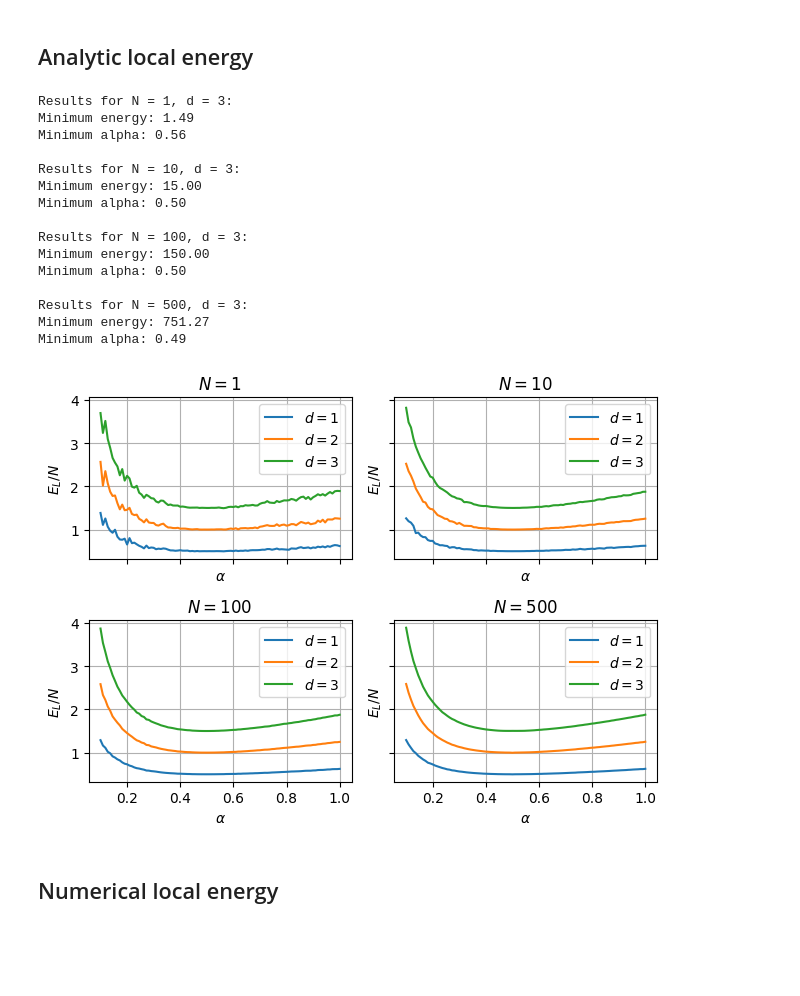
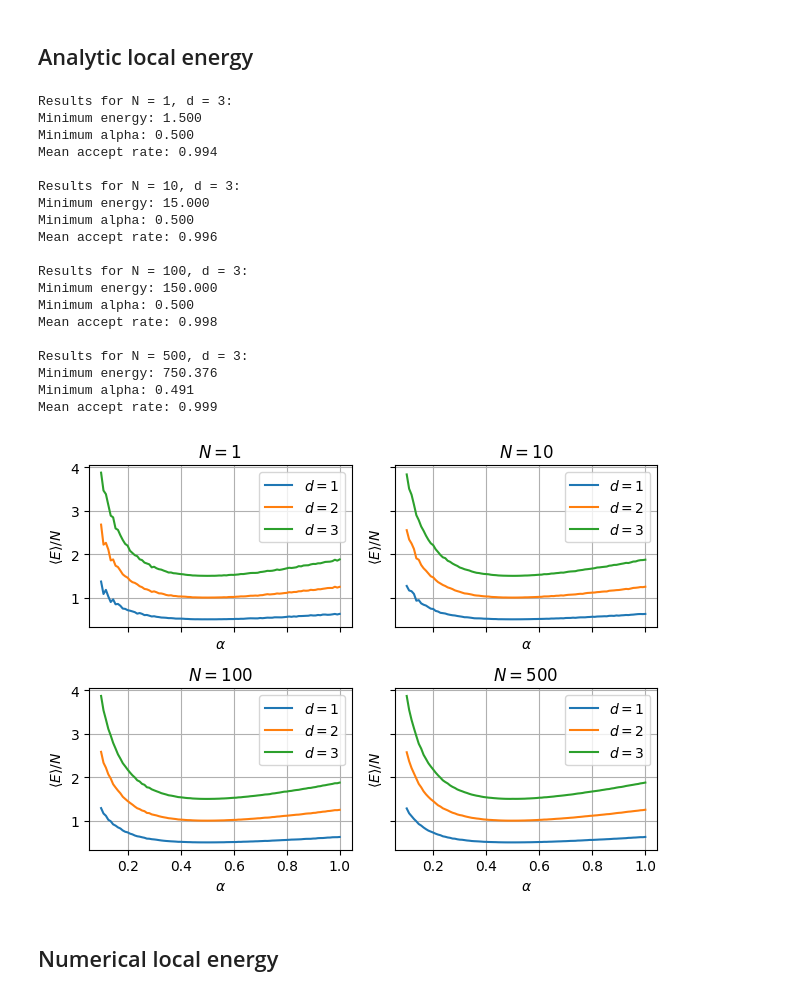
Before and after one commit to semapheur/fys4411, a Jupyter notebook: project_1/code/calc_c.ipynb, the cells around one changed output. Saved outputs shown, nothing was run; the diff lists cells and outputs as text; code cells hidden in the pictures; blank space fills up the shorter version.

```diff
--- a/project_1/code/calc_c.ipynb
+++ b/project_1/code/calc_c.ipynb
@@ -15,7 +15,7 @@ from bose_harmonic_jax import (
   HarmonicParams,
 )
 
-base_cycles = 10_000
+base_cycles = 100_000
 base_dt = 0.05
 diffusion_coefficient = 0.5
 
@@ -32,7 +32,6 @@ for i, n in enumerate(number_particles):
   ax = axs[i]
 
   time_step = base_dt / np.sqrt(n)
-  cycles = int(base_cycles * np.sqrt(n))
 
   for j, d in enumerate(dims):
 
@@ -40,47 +39,52 @@ for i, n in enumerate(number_particles):
     result = simulation.grid_search_importance(
       log_wavefunction_jax,
       local_energy_jax,
       drift_force_jax,
       param_grid,
       time_step,
       diffusion_coefficient,
-      cycles,
+      base_cycles,
     )
 
     energies = result.energies
     ax.plot(alpha_values, energies / n, label=f"$d = {d}$")
     ax.set_title(f"$N = {n}$")
-    ax.set(xlabel=r"$\alpha$", ylabel=r"$E_L /N$")
+    ax.set(xlabel=r"$\alpha$", ylabel=r"$\langle E \rangle /N$")
     ax.legend()
     ax.grid(True)
 
     if d == 3:
       min_energy = np.min(energies)
       min_alpha = alpha_values[np.argmin(energies)]
       print(f"Results for N = {n}, d = {d}:")
-      print(f"Minimum energy: {min_energy:.2f}")
-      print(f"Minimum alpha: {min_alpha:.2f}\n")
+      print(f"Minimum energy: {min_energy:.3f}")
+      print(f"Minimum alpha: {min_alpha:.3f}")
+      print(f"Mean accept rate: {np.mean(result.accept_rates):.3f}\n")
 
 plt.tight_layout()
-# plt.savefig("vmc_bose_harmonic_grid_importance_analytic_numerical.pdf", format="pdf")
+plt.savefig("vmc_bose_harmonic_grid_importance_analytic_numerical.pdf", format="pdf")
 plt.show()
 # %% [output]
 Results for N = 1, d = 3:
-Minimum energy: 1.49
-Minimum alpha: 0.56
+Minimum energy: 1.500
+Minimum alpha: 0.500
+Mean accept rate: 0.994
 
 Results for N = 10, d = 3:
-Minimum energy: 15.00
-Minimum alpha: 0.50
+Minimum energy: 15.000
+Minimum alpha: 0.500
+Mean accept rate: 0.996
 
 Results for N = 100, d = 3:
-Minimum energy: 150.00
-Minimum alpha: 0.50
+Minimum energy: 150.000
+Minimum alpha: 0.500
+Mean accept rate: 0.998
 
 Results for N = 500, d = 3:
-Minimum energy: 751.27
-Minimum alpha: 0.49
+Minimum energy: 750.376
+Minimum alpha: 0.491
+Mean accept rate: 0.999
-[figure, old version]
+[figure, new version]
 # %% [markdown]
 ## Numerical local energy
 # %%
```
Also changed, not shown: parts of 5 cells of this notebook, 13 other files.
